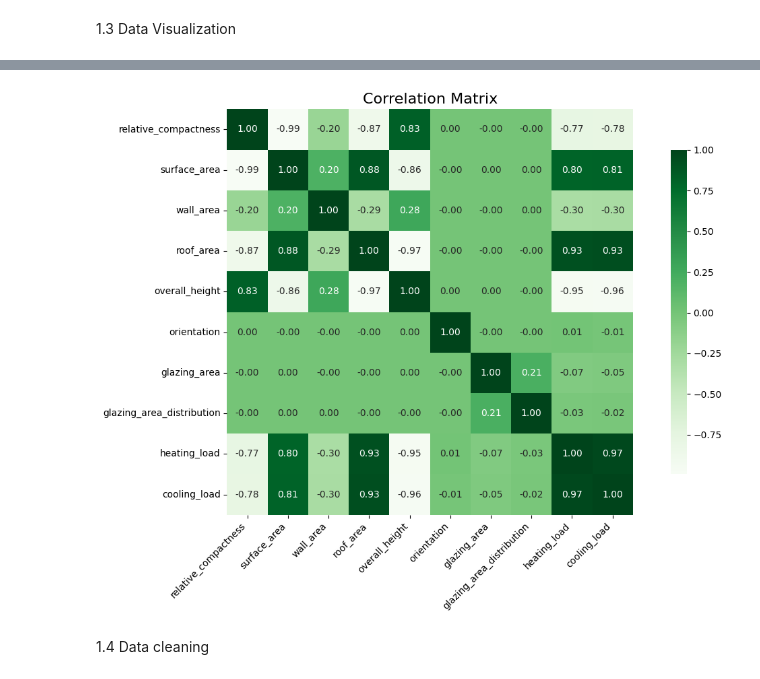
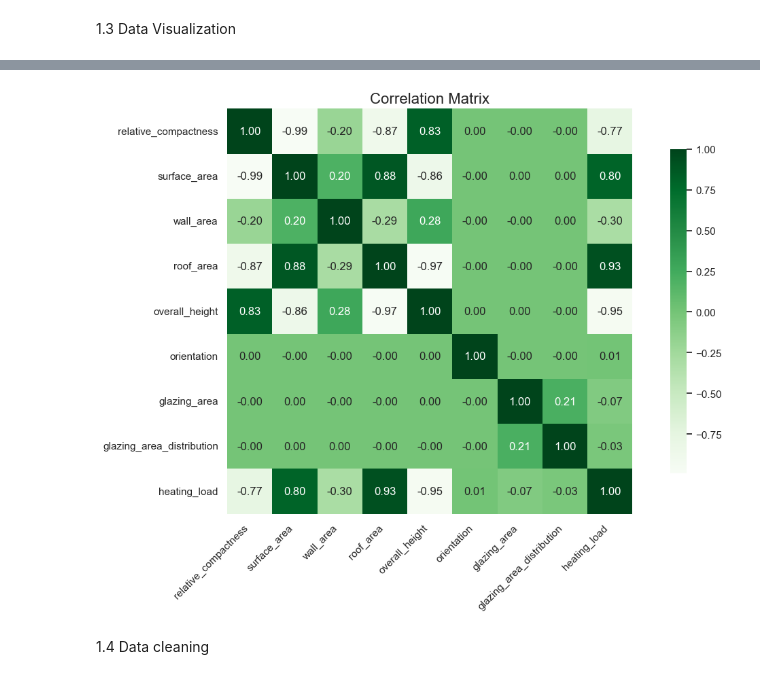
Before and after one commit to matcze/energy_efficient, a Jupyter notebook: energy_efficient_class.ipynb, the cells around one changed output, grey strips where cells are left out. Saved outputs shown, nothing was run; the diff lists cells and outputs as text; code cells hidden in the pictures.

Commit message:
adding new plots

```diff
--- a/energy_efficient_class.ipynb
+++ b/energy_efficient_class.ipynb
@@ -116,0 +101,2 @@ plt.show()
+# %%
+sns.set_theme(style="whitegrid", palette="muted")
@@ -117,19 +282,19 @@ plt.show()
 # %%
 plt.figure(figsize=(12, 8))
 
 sns.heatmap(
-    dataset.corr(numeric_only=True),
+    dataset_heating.corr(numeric_only=True),
     cmap="Greens",
     annot=True,
     fmt=".2f",
     square=True,
     cbar_kws={"shrink": 0.8}
 )
 
 plt.title("Correlation Matrix", fontsize=16)
 plt.xticks(rotation=45, ha="right")
 plt.yticks(rotation=0)
 plt.tight_layout()
 plt.show()
 # %% [output]
-[figure, old version]
+[figure, new version]
```
Also changed, not shown: parts of 43 cells of this notebook, 1 other file.
